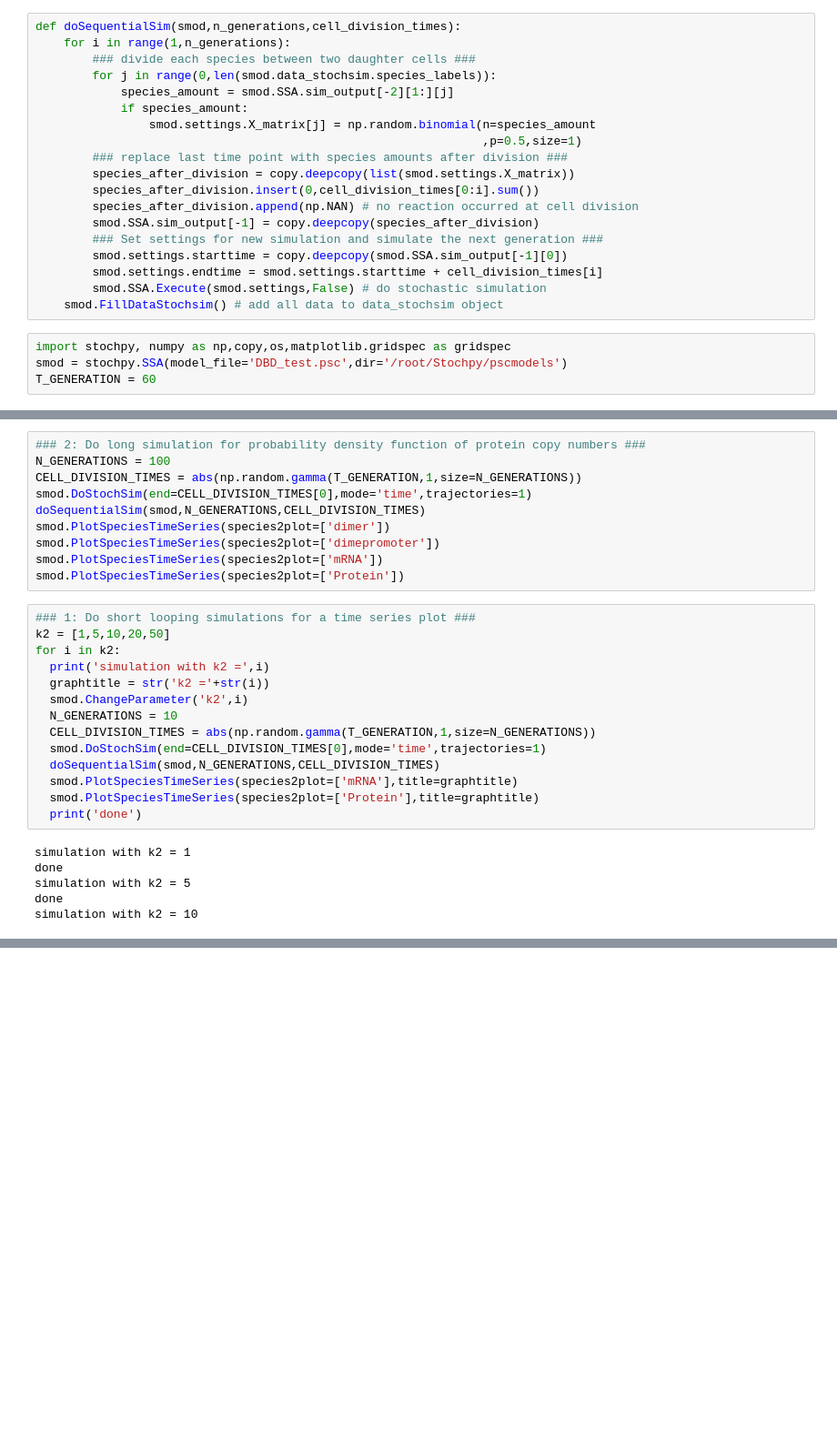
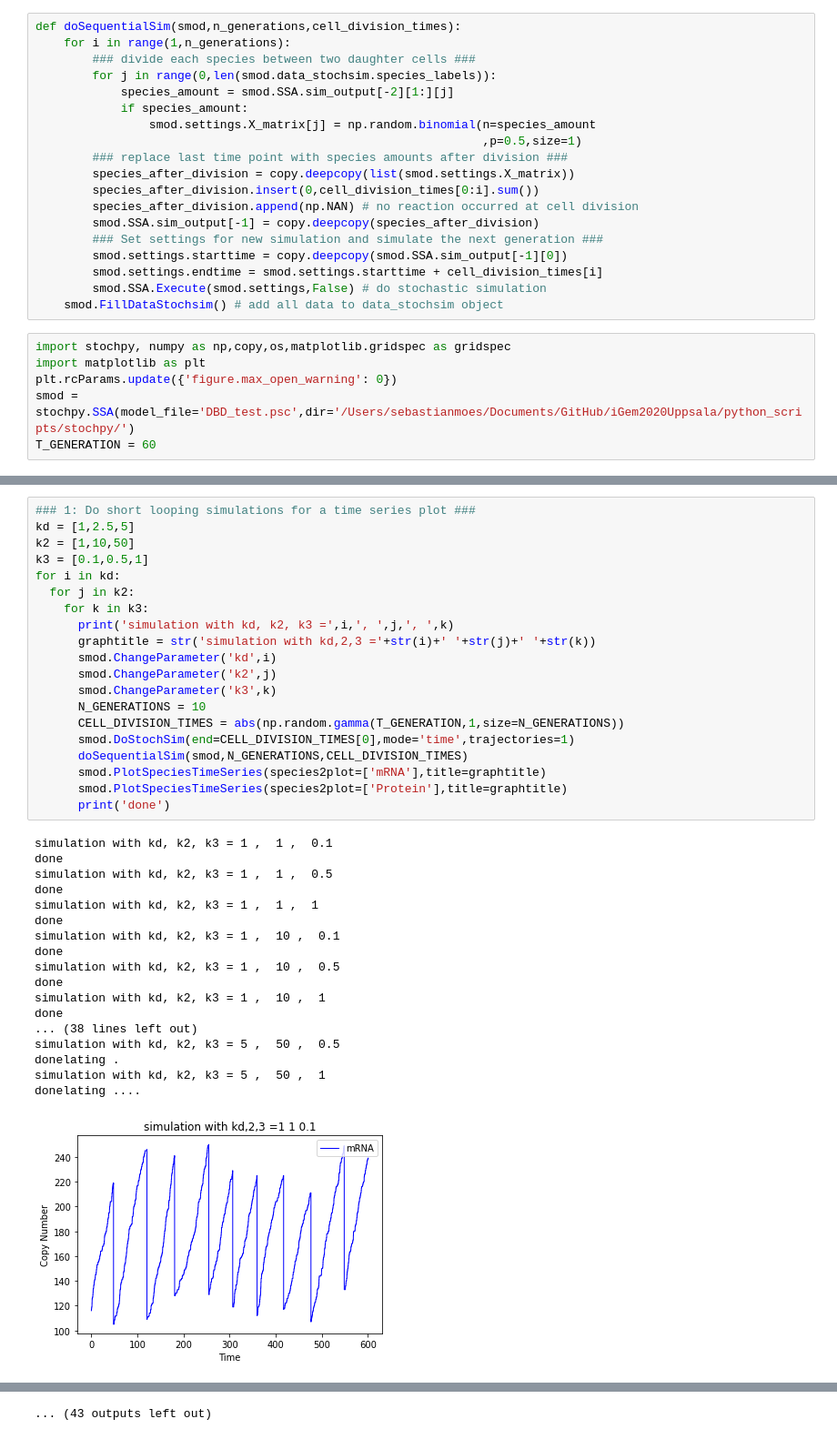
Before and after one commit to igemsoftware2020/iGem2020Uppsala, a Jupyter notebook: python_scripts/stochpy/DBD_stochpy.ipynb, the cells around one changed output, grey strips where cells are left out. Shown at 91% size. Drawn from its saved outputs; the diff is of its cells as text; blank space fills up the shorter version.

Commit message:
Updates to DBD test

```diff
--- a/python_scripts/stochpy/DBD_stochpy.ipynb
+++ b/python_scripts/stochpy/DBD_stochpy.ipynb
@@ -37,6 +24,8 @@ def doSequentialSim(smod,n_generations,cell_division_times):
     smod.FillDataStochsim() # add all data to data_stochsim object
 # %%
 import stochpy, numpy as np,copy,os,matplotlib.gridspec as gridspec
-smod = stochpy.SSA(model_file='DBD_test.psc',dir='/root/Stochpy/pscmodels')
+import matplotlib as plt
+plt.rcParams.update({'figure.max_open_warning': 0})
+smod = stochpy.SSA(model_file='DBD_test.psc',dir='/Users/sebastianmoes/Documents/GitHub/iGem2020Uppsala/python_scripts/stochpy/')
 T_GENERATION = 60
 # %%
@@ -57,30 +46,39 @@ smod.PlotSpeciesTimeSeries(species2plot=['Protein'])
-# %%
-### 2: Do long simulation for probability density function of protein copy numbers ###
-N_GENERATIONS = 100
-CELL_DIVISION_TIMES = abs(np.random.gamma(T_GENERATION,1,size=N_GENERATIONS))
-smod.DoStochSim(end=CELL_DIVISION_TIMES[0],mode='time',trajectories=1)
-doSequentialSim(smod,N_GENERATIONS,CELL_DIVISION_TIMES)
-smod.PlotSpeciesTimeSeries(species2plot=['dimer'])
-smod.PlotSpeciesTimeSeries(species2plot=['dimepromoter'])
-smod.PlotSpeciesTimeSeries(species2plot=['mRNA'])
-smod.PlotSpeciesTimeSeries(species2plot=['Protein'])
 # %%
 ### 1: Do short looping simulations for a time series plot ###
-k2 = [1,5,10,20,50]
-for i in k2:
-  print('simulation with k2 =',i)
-  graphtitle = str('k2 ='+str(i))
-  smod.ChangeParameter('k2',i)
-  N_GENERATIONS = 10
-  CELL_DIVISION_TIMES = abs(np.random.gamma(T_GENERATION,1,size=N_GENERATIONS))
-  smod.DoStochSim(end=CELL_DIVISION_TIMES[0],mode='time',trajectories=1)
-  doSequentialSim(smod,N_GENERATIONS,CELL_DIVISION_TIMES)
-  smod.PlotSpeciesTimeSeries(species2plot=['mRNA'],title=graphtitle)
-  smod.PlotSpeciesTimeSeries(species2plot=['Protein'],title=graphtitle)
-  print('done')
+kd = [1,2.5,5]
+k2 = [1,10,50]
+k3 = [0.1,0.5,1]
+for i in kd:
+  for j in k2:
+    for k in k3:
+      print('simulation with kd, k2, k3 =',i,', ',j,', ',k)
+      graphtitle = str('simulation with kd,2,3 ='+str(i)+' '+str(j)+' '+str(k))
+      smod.ChangeParameter('kd',i)
+      smod.ChangeParameter('k2',j)
+      smod.ChangeParameter('k3',k)
+      N_GENERATIONS = 10
+      CELL_DIVISION_TIMES = abs(np.random.gamma(T_GENERATION,1,size=N_GENERATIONS))
+      smod.DoStochSim(end=CELL_DIVISION_TIMES[0],mode='time',trajectories=1)
+      doSequentialSim(smod,N_GENERATIONS,CELL_DIVISION_TIMES)
+      smod.PlotSpeciesTimeSeries(species2plot=['mRNA'],title=graphtitle)
+      smod.PlotSpeciesTimeSeries(species2plot=['Protein'],title=graphtitle)
+      print('done')
 # %% [output]
-simulation with k2 = 1
+simulation with kd, k2, k3 = 1 ,  1 ,  0.1
 done
-simulation with k2 = 5
+simulation with kd, k2, k3 = 1 ,  1 ,  0.5
 done
-simulation with k2 = 10
+simulation with kd, k2, k3 = 1 ,  1 ,  1
+done
+simulation with kd, k2, k3 = 1 ,  10 ,  0.1
+done
+simulation with kd, k2, k3 = 1 ,  10 ,  0.5
+done
+simulation with kd, k2, k3 = 1 ,  10 ,  1
+done
+... (38 lines left out)
+simulation with kd, k2, k3 = 5 ,  50 ,  0.5
+donelating .
+simulation with kd, k2, k3 = 5 ,  50 ,  1
+donelating ....
+[figure, added]
@@ -86,0 +95 @@ simulation with k2 = 10
+... (43 outputs left out)
```
Also changed, not shown: parts of 3 cells of this notebook, 1 other file.
